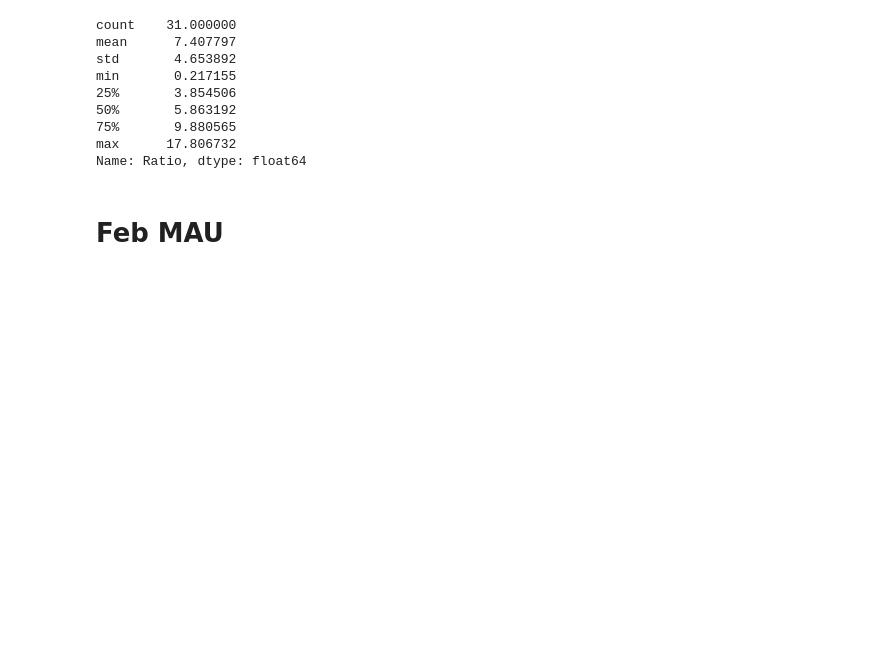
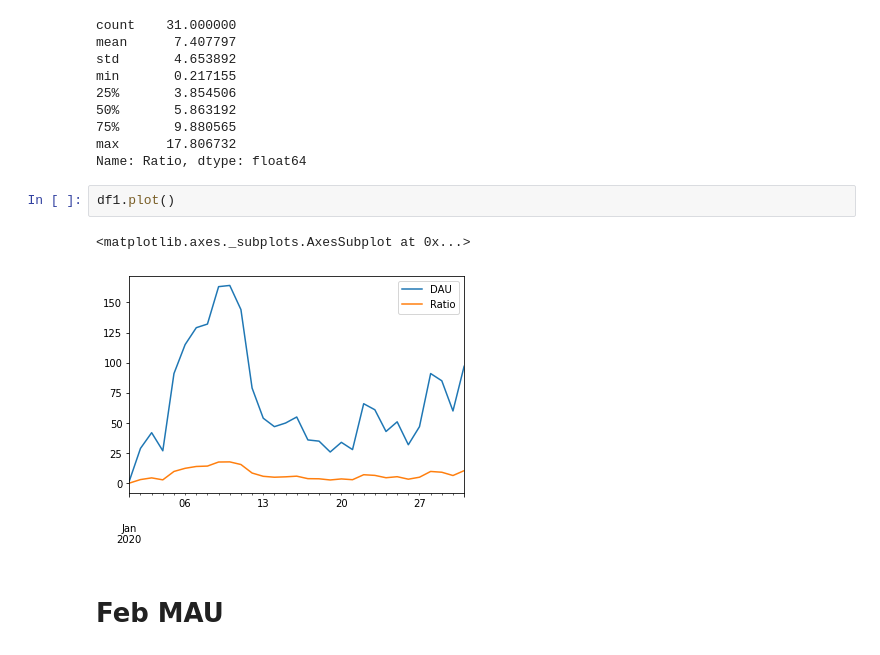
Before and after one commit to Mayank1325/Customer-Analytics, a Jupyter notebook: FR.ipynb, the cells around one changed output. Saved outputs shown, nothing was run; the diff lists cells and outputs as text; blank space fills up the shorter version.

```diff
--- a/FR.ipynb
+++ b/FR.ipynb
@@ -198,6 +209,11 @@ min       0.217155
 75%       9.880565
 max      17.806732
 Name: Ratio, dtype: float64
+# %%
+df1.plot()
+# %% [output]
+<matplotlib.axes._subplots.AxesSubplot at 0x...>
+[figure, added]
 # %% [markdown]
 # Feb MAU
 # %%
```
Also changed, not shown: parts of 16 cells of this notebook.
